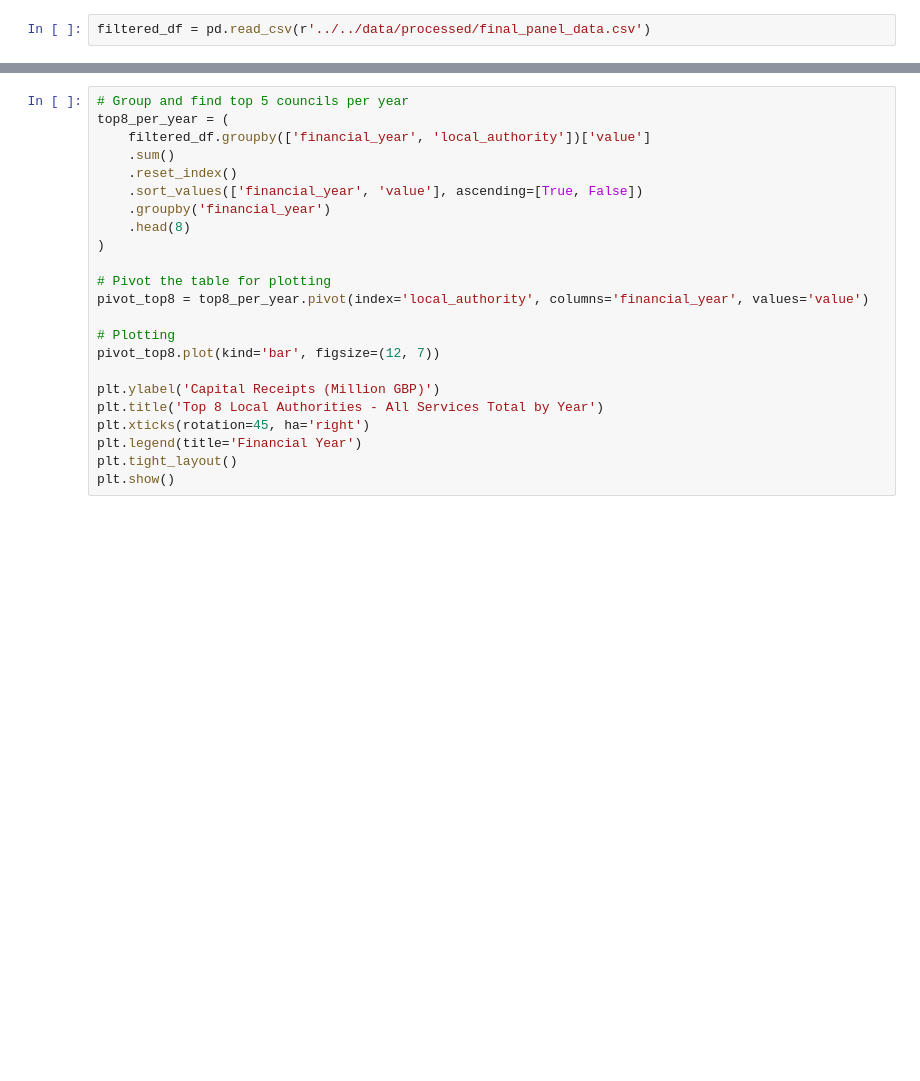
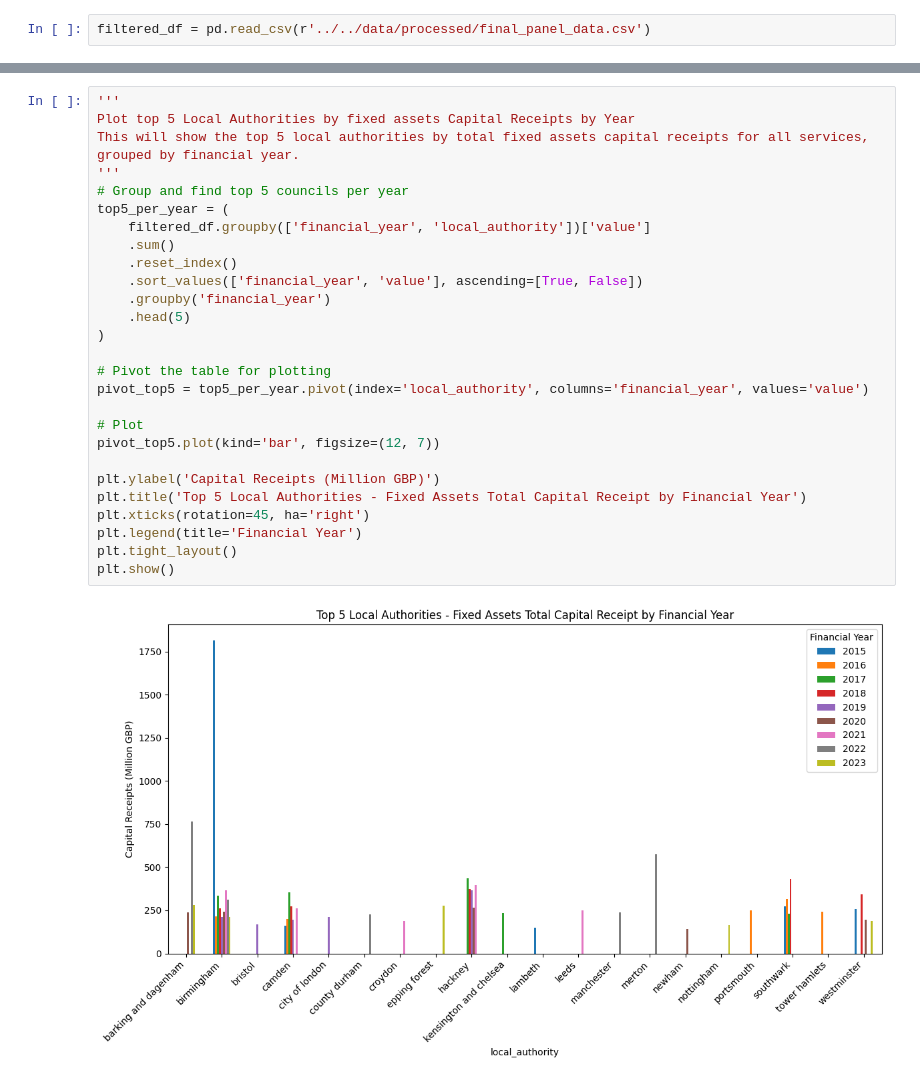
Before and after one commit to crystalyu917/The-Impact-of-Local-Council-Asset-Sales-on-Charity-Survival-in-England, a Jupyter notebook: src/analysis/receipt.ipynb, the cells around one changed output, grey strips where cells are left out. Cells and saved outputs as stored; diff of their text form; blank space fills up the shorter version.

Commit message:
update capital reciept markdown

```diff
--- a/src/analysis/receipt.ipynb
+++ b/src/analysis/receipt.ipynb
@@ -24,24 +32,31 @@ plt.show()
 # %%
+'''
+Plot top 5 Local Authorities by fixed assets Capital Receipts by Year
+This will show the top 5 local authorities by total fixed assets capital receipts for all services,
+grouped by financial year.
+'''
 # Group and find top 5 councils per year
-top8_per_year = (
+top5_per_year = (
     filtered_df.groupby(['financial_year', 'local_authority'])['value']
     .sum()
     .reset_index()
     .sort_values(['financial_year', 'value'], ascending=[True, False])
     .groupby('financial_year')
-    .head(8)
+    .head(5)
 )
 
 # Pivot the table for plotting
-pivot_top8 = top8_per_year.pivot(index='local_authority', columns='financial_year', values='value')
+pivot_top5 = top5_per_year.pivot(index='local_authority', columns='financial_year', values='value')
 
-# Plotting
-pivot_top8.plot(kind='bar', figsize=(12, 7))
+# Plot
+pivot_top5.plot(kind='bar', figsize=(12, 7))
 
 plt.ylabel('Capital Receipts (Million GBP)')
-plt.title('Top 8 Local Authorities - All Services Total by Year')
+plt.title('Top 5 Local Authorities - Fixed Assets Total Capital Receipt by Financial Year')
 plt.xticks(rotation=45, ha='right')
 plt.legend(title='Financial Year')
 plt.tight_layout()
 plt.show()
+# %% [output]
+[figure, added]
 # %%
```
Also changed, not shown: parts of 3 cells of this notebook, 1 other file.
